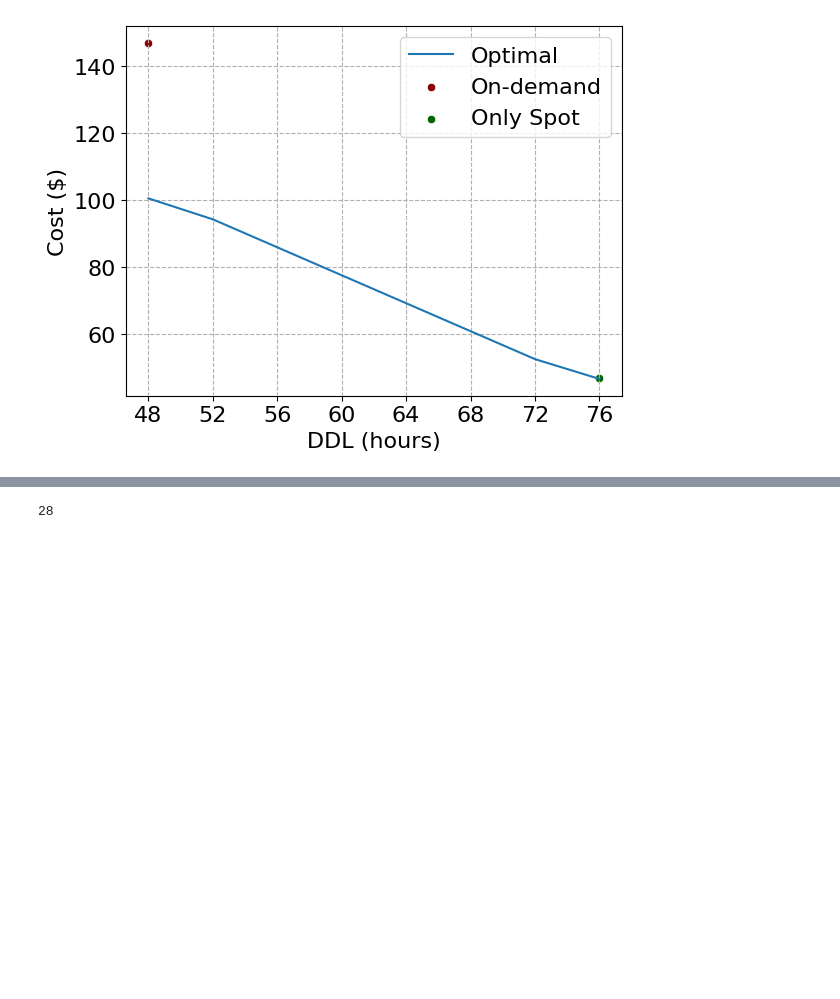
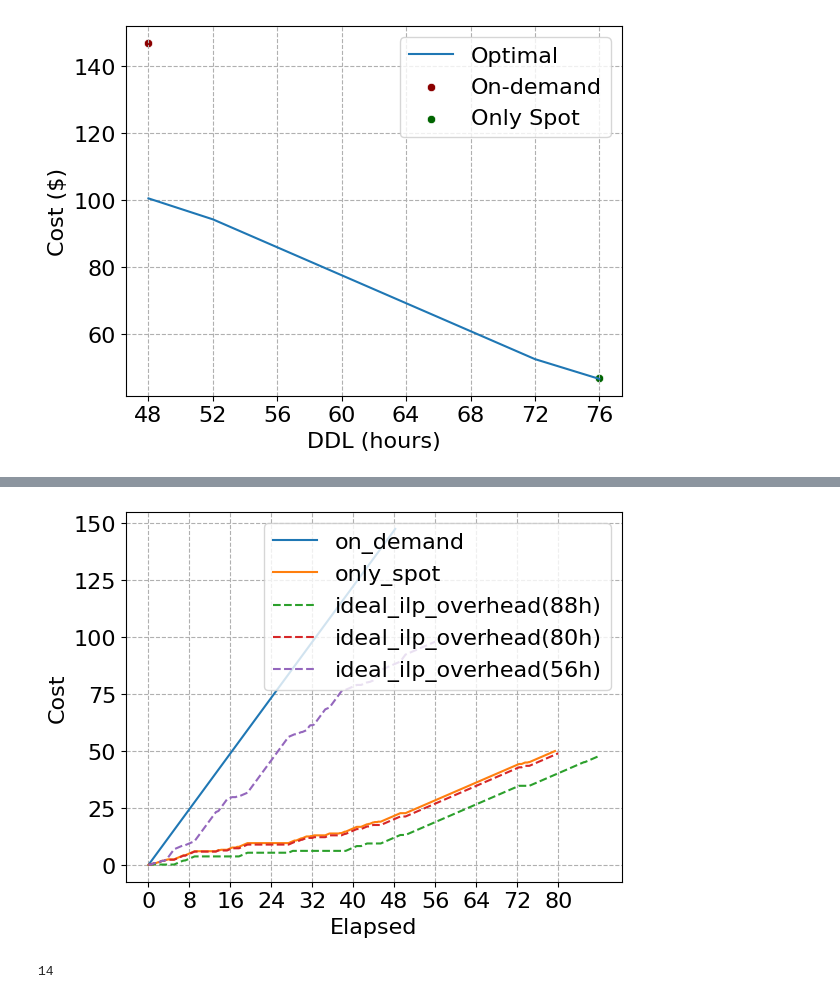
Before and after one commit to Michaelvll/skypilot-spot-strategy, a Jupyter notebook: scripts/plot.ipynb, the cells around one changed output, grey strips where cells are left out. Cells and saved outputs as stored; diff of their text form; code cells hidden in the pictures; blank space fills up the shorter version.

```diff
--- a/scripts/plot.ipynb
+++ b/scripts/plot.ipynb
@@ -352,13 +384,20 @@ ax.grid(True, linestyle='--')
+# %%
+fig, ax = plot_y(run_dfs, y_name='Cost', is_step_plot=False, show_detailed_config=False, show_ddl=True)
+ax[0].set_xticks(list(range(0, 81, 8)))
+ax[0].grid(True, which='major', linestyle='--')
+# %% [output]
+[figure, added]
 # %%
-TAGS = ['ilp-overhead=0.5']
+TAGS = ['ilp-overhead=0.1']
 NOT_TAGS = ['hidden']
-DDLS = list(range(48, 153, 4)) + [1000]
+DDLS = list(range(48, 93, 4)) + [1000]
+DDLS[0] = 48.1
 STRATEGIES = ['ideal_ilp_overhead', 'on_demand', 'only_spot']
 run_dfs = filter_runs(TAGS, DDLS, STRATEGIES, task_durations=[48], trace_names=['us-west-2a_v100_1'])
 print(len(run_dfs))
 run_dfs = sorted(run_dfs, key=lambda x: STRATEGIES.index(x[0].config['strategy_metadata']['name']))
 # %% [output]
-28
+14
 # %%
 costs = [None] * len(DDLS[:-1])
 on_demand_time, on_demand_cost = None, None
```
Also changed, not shown: parts of 7 cells of this notebook, 1 other file.
